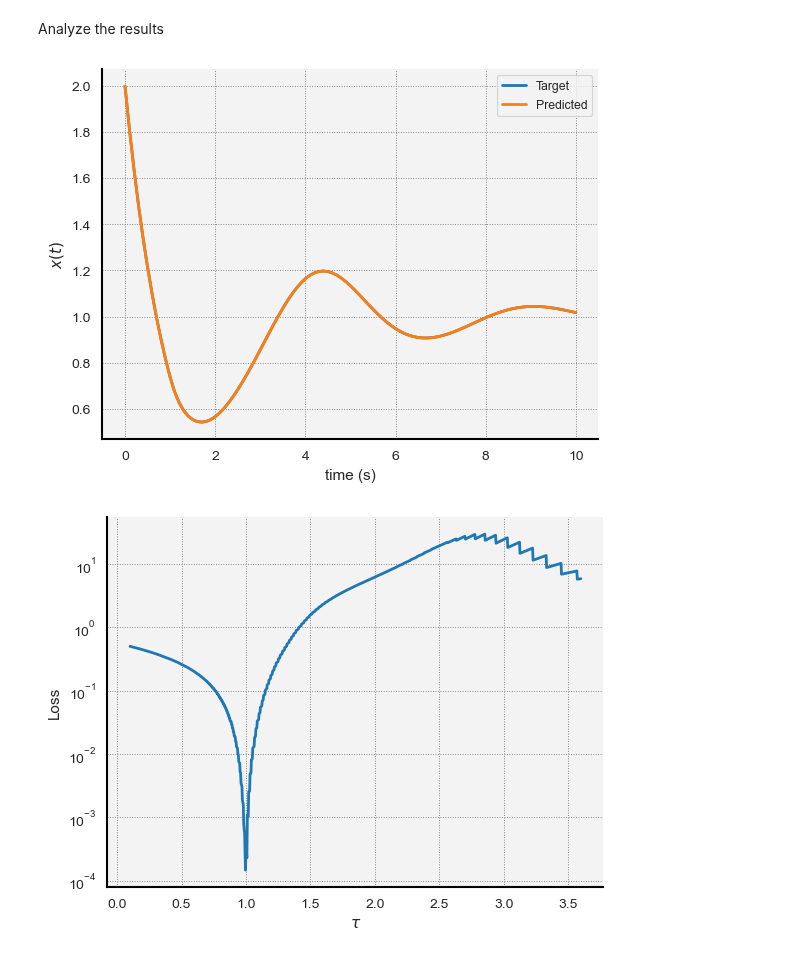
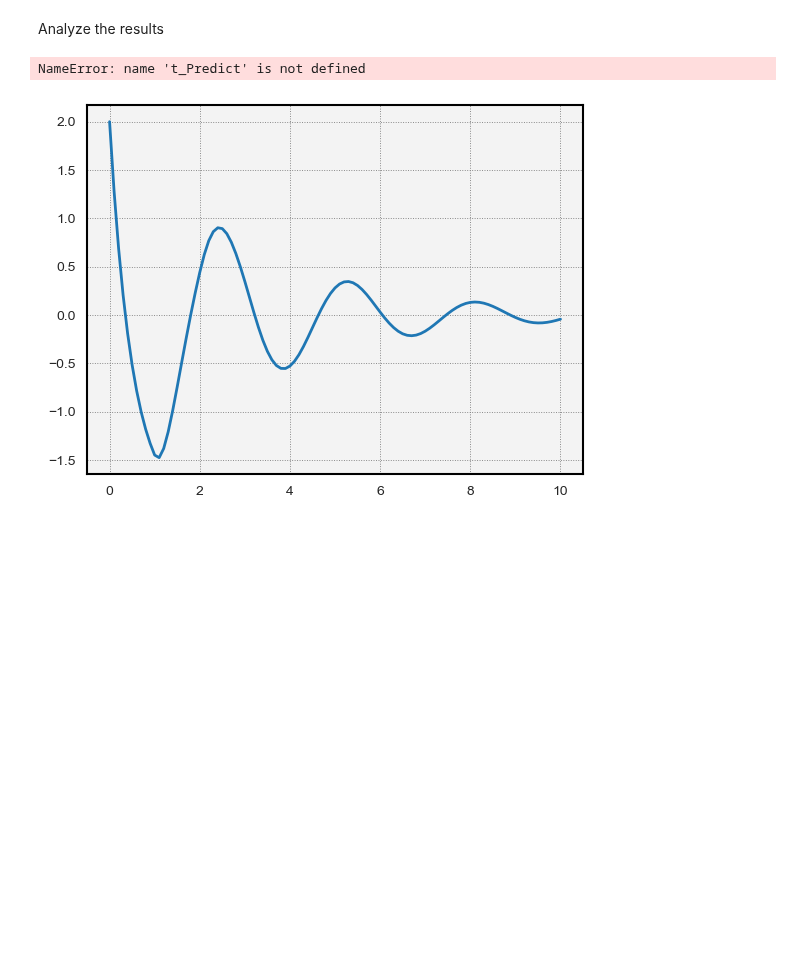
Before and after one commit to punkduckable/NDDE, a Jupyter notebook: NDDE.ipynb, the cells around one changed output. Saved outputs shown, nothing was run; the diff lists cells and outputs as text; code cells hidden in the pictures; blank space fills up the shorter version.

```diff
--- a/NDDE.ipynb
+++ b/NDDE.ipynb
@@ -80,8 +80,8 @@ Initialize_MPL();
 Generate the target trajectory and plot it!
 # %%
 # Set up the parameters and tau value for the target trajectory.
-F_Target        = F_Model(theta_0 = 1.0, theta_1 = 1.0);
-a_Target        = torch.Tensor([1.5]);
+F_Target        = F_Model(theta_0 = -2.0, theta_1 = -2.0);
+a_Target        = torch.Tensor([1.0]);
 b_Target        = torch.Tensor([2.0]);
 X0_Target       = X0_Model(a = a_Target, b = b_Target);
 tau_Target      = torch.tensor(1.0);
@@ -91,7 +91,7 @@ T_Target        = torch.tensor(10.0);
 x_Target, t_Target  = DDE_Solver(F = F_Target, X0 = X0_Target, tau = tau_Target, T = T_Target);
 
 # Finally, lets plot the target trajectory.
-seaborn.lineplot(x = t_Target, y = x_Target.reshape(-1).detach().numpy());
+seaborn.lineplot(x = t_Target, y = x_Target[0, :].reshape(-1).detach().numpy());
 seaborn.despine();
 plt.xlabel("time (s)");
 plt.ylabel("position (m)");
@@ -107,14 +126,14 @@ Learning_Rate   : float     = 0.1;
 Loss_Threshold  : float     = 0.001;             # Will exit when loss drops below this.
 
 # Pick a starting position, tau, and x0
-tau     = torch.tensor(1.75,            requires_grad = True);
-a       = torch.tensor([a_Target.item() - 0.25],  requires_grad = True);
-b       = torch.tensor([b_Target.item() + 0.25], requires_grad = True);
+tau     = torch.tensor(tau_Target + 1.0,     requires_grad = True);
+a       = torch.tensor(a_Target + 1.5,            requires_grad = True);
+b       = torch.tensor(b_Target - 1.5,            requires_grad = True);
 T       = torch.clone(T_Target).requires_grad_(False);
 
 # Set up a NDDE object. We will try to train the enclosed model to match the one we used to generate the above plot.
-F_MODEL     = F_Model(theta_0 = 1.75, theta_1 = 1.75);
-X0_MODEL    = X0_Model(a = a, b = b);
+F_MODEL     = F_Model(theta_0 = -1.5, theta_1 = -1.5);
+X0_MODEL    = X0_Model(a, b);
 DDE_Module  = NDDE(F = F_MODEL, X0 = X0_MODEL);
 
 
@@ -163,48 +181,14 @@ Analyze the results
 # %%
 ####################################################################################################
 # Plot target, final trajectory
 
 plt.figure(1);
-plt.plot(t_Target,  x_Target[0].detach().numpy(),      label = "true");
-plt.plot(t_Predict, x_Target[0].detach().numpy(),   label = "discovered");
+plt.plot(t_Target,  x_Target[0].detach().numpy(),   label = "true");
+plt.plot(t_Predict, x_Predict[0].detach().numpy(),  label = "discovered");
 seaborn.despine();
 plt.xlabel("time (s)");
 plt.ylabel(r"$x(t)$");
 plt.legend(["Target","Predicted"]);
-
-
-
-####################################################################################################
-# Plot loss as a function of tau
-
-# Build initial model
-G = Model(theta_0 = 1.0, theta_1 = 1.0);
-
-# Set up a grid of tau values. We will find the loss at each one.
-N_Steps : int = 1000;
-grid_tau = torch.linspace(0.1, 3.6, steps = N_Steps, requires_grad = True);
-Loss_tau = torch.zeros(N_Steps);
-
-for i in range(N_Steps):
-    # Find predictions for ith tau value.
-    Predictions_i : torch.Tensor = DDE_Solver(G, x0, grid_tau[i], T)[0];
-
-    # Interpolate true solution on the time step grid for this solution.
-    N_i                 : int           = Predictions_i.shape[1];
-    x_Interp                            = interpolate.interp1d(t_Target.detach().numpy(), x_Target.detach().numpy());
-    t_Values            : numpy.ndarray = numpy.linspace(start = 0, stop = T.item(), num = N_i);
-    Targets_i           : torch.Tensor  = torch.from_numpy(x_Interp(t_Values));
-
-    # Compute loss
-    Loss_tau[i] = Integral_Loss(Predictions_i, Targets_i, t_Values);
-
-# Plot!
-plt.figure(2);
-seaborn.lineplot(x = grid_tau.detach().numpy(), y = Loss_tau.detach().numpy());
-seaborn.despine();
-plt.xlabel(r"$\tau$");
-plt.ylabel("Loss");
-plt.yscale("log");
 # %% [output]
+NameError: name 't_Predict' is not defined
-[figure, old version]
+[figure, new version]
-[figure, removed]
```
Also changed, not shown: parts of 6 cells of this notebook, 4 other files.
